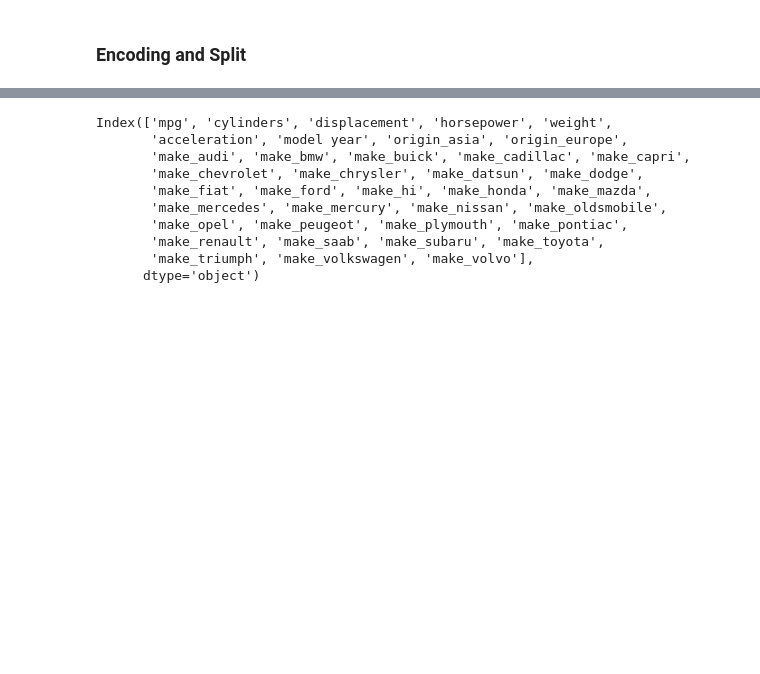
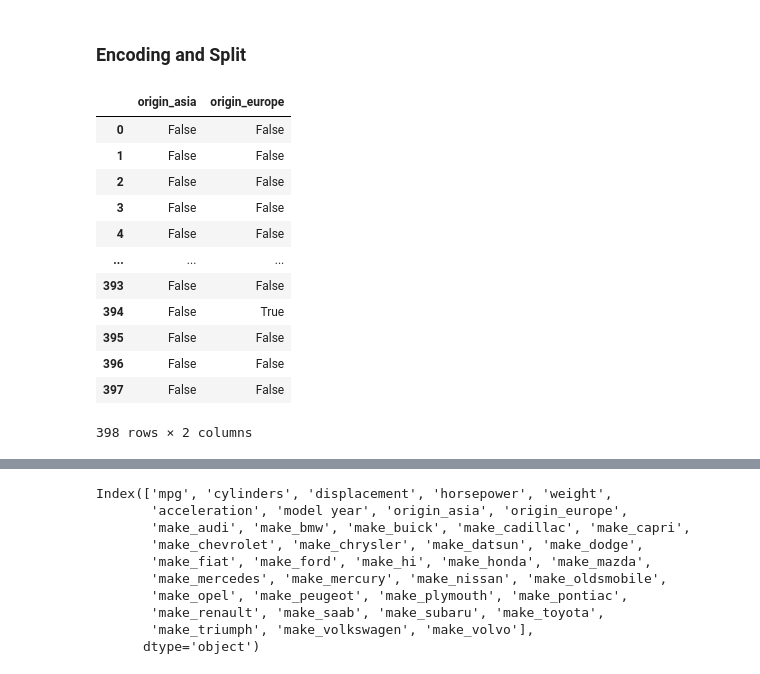
Before and after one commit to anirudhsardiwal/Mileage-Prediction-App, a Jupyter notebook: mileage_prediction.ipynb, the cells around one changed output, grey strips where cells are left out. Saved outputs shown, nothing was run; the diff lists cells and outputs as text; code cells hidden in the pictures; blank space fills up the shorter version.

```diff
--- a/mileage_prediction.ipynb
+++ b/mileage_prediction.ipynb
@@ -115,2 +118,19 @@ X_train, X_test, y_train, y_test = train_test_split(
 # %%
 dfEncoded = pd.get_dummies(df, drop_first=True)
+# %%
+origin_encoded = pd.get_dummies(df["origin"],prefix='origin', drop_first=True)
+origin_encoded
+# %% [output]
+|  | origin_asia | origin_europe |
+| 0 | False | False |
+| 1 | False | False |
+| 2 | False | False |
+| 3 | False | False |
+| 4 | False | False |
+| ... | ... | ... |
+| 393 | False | False |
+| 394 | False | True |
+| 395 | False | False |
+| 396 | False | False |
+| 397 | False | False |
+398 rows × 2 columns
```
Also changed, not shown: parts of 11 cells of this notebook, 4 other files.
